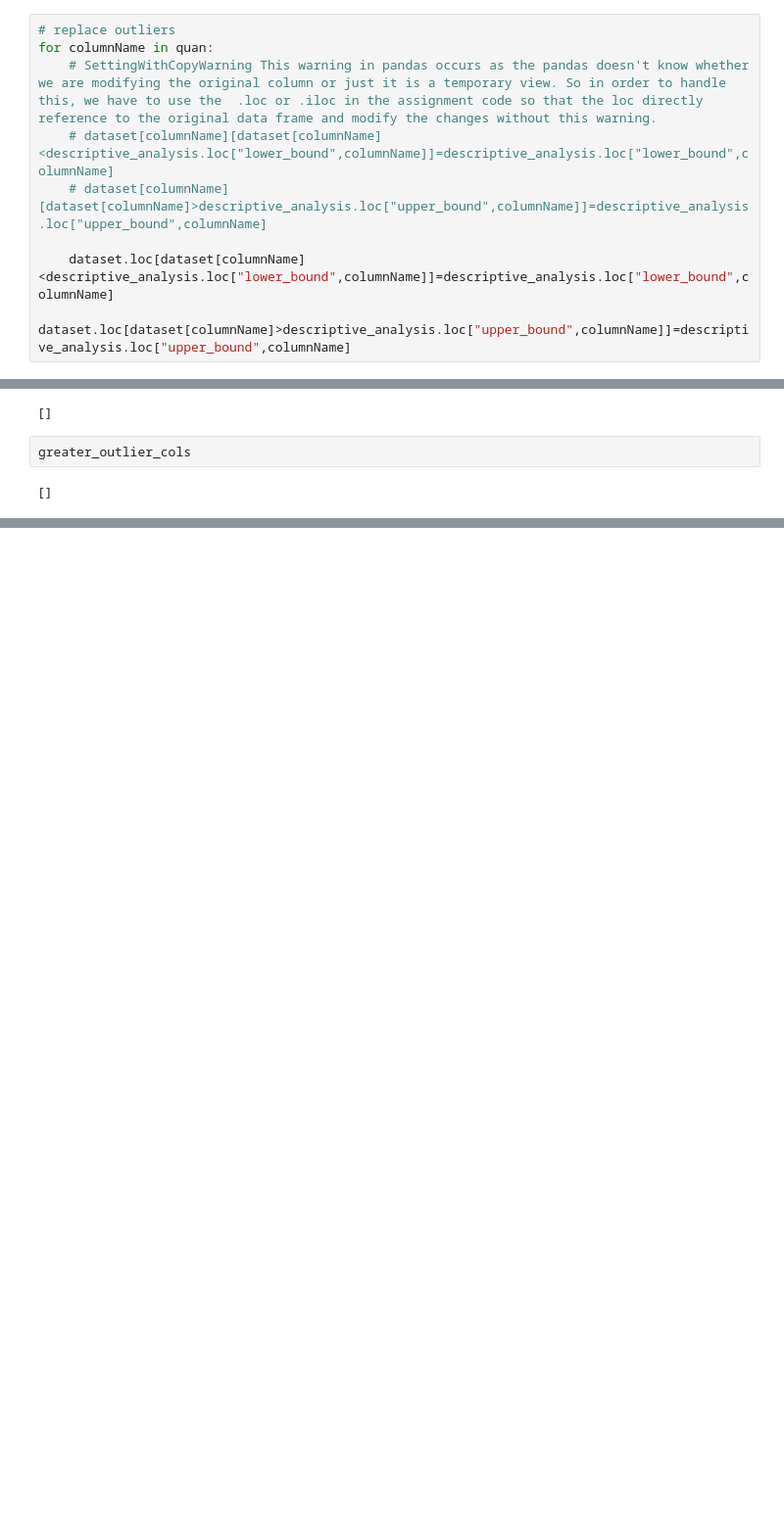
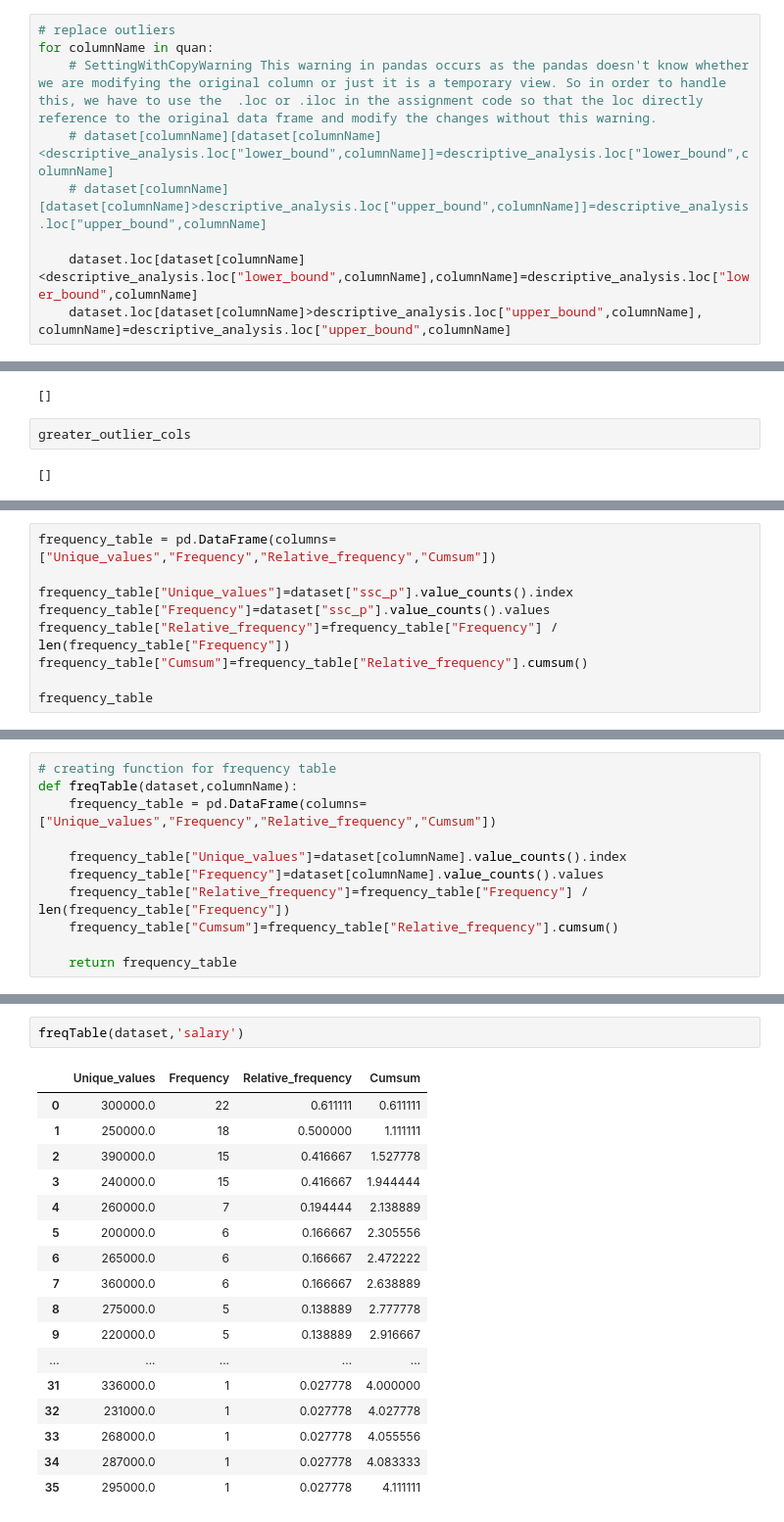
Before and after one commit to krthiksha/DataScience_UnivariateAnalysis, a Jupyter notebook: 2. Central_tendency.ipynb, the cells around one changed output, grey strips where cells are left out. Shown at 98% size. Drawn from its saved outputs; the diff is of its cells as text; blank space fills up the shorter version.

Commit message:
frequency , relative and cumulative frequency handson

```diff
--- a/2. Central_tendency.ipynb
+++ b/2. Central_tendency.ipynb
@@ -359,8 +359,8 @@ for columnName in quan:
     # dataset[columnName][dataset[columnName]<descriptive_analysis.loc["lower_bound",columnName]]=descriptive_analysis.loc["lower_bound",columnName]
     # dataset[columnName][dataset[columnName]>descriptive_analysis.loc["upper_bound",columnName]]=descriptive_analysis.loc["upper_bound",columnName]
 
-    dataset.loc[dataset[columnName]<descriptive_analysis.loc["lower_bound",columnName]]=descriptive_analysis.loc["lower_bound",columnName]
-    dataset.loc[dataset[columnName]>descriptive_analysis.loc["upper_bound",columnName]]=descriptive_analysis.loc["upper_bound",columnName]
+    dataset.loc[dataset[columnName]<descriptive_analysis.loc["lower_bound",columnName],columnName]=descriptive_analysis.loc["lower_bound",columnName]
+    dataset.loc[dataset[columnName]>descriptive_analysis.loc["upper_bound",columnName], columnName]=descriptive_analysis.loc["upper_bound",columnName]
 # %%
 # dataset["hsc_p"][dataset["hsc_p"]<42.75]  # dataset[column][row_condition]
 # %%
@@ -414,0 +437,9 @@ greater_outlier_cols
+# %%
+frequency_table = pd.DataFrame(columns=["Unique_values","Frequency","Relative_frequency","Cumsum"])
+
+frequency_table["Unique_values"]=dataset["ssc_p"].value_counts().index
+frequency_table["Frequency"]=dataset["ssc_p"].value_counts().values
+frequency_table["Relative_frequency"]=frequency_table["Frequency"] / len(frequency_table["Frequency"])
+frequency_table["Cumsum"]=frequency_table["Relative_frequency"].cumsum()
+
+frequency_table
@@ -414,0 +460,11 @@ greater_outlier_cols
+# %%
+# creating function for frequency table
+def freqTable(dataset,columnName):
+    frequency_table = pd.DataFrame(columns=["Unique_values","Frequency","Relative_frequency","Cumsum"])
+
+    frequency_table["Unique_values"]=dataset[columnName].value_counts().index
+    frequency_table["Frequency"]=dataset[columnName].value_counts().values
+    frequency_table["Relative_frequency"]=frequency_table["Frequency"] / len(frequency_table["Frequency"])
+    frequency_table["Cumsum"]=frequency_table["Relative_frequency"].cumsum()
+
+    return frequency_table
@@ -414,0 +535,20 @@ greater_outlier_cols
+# %%
+freqTable(dataset,'salary')
+# %% [output]
+|  | Unique_values | Frequency | Relative_frequency | Cumsum |
+| 0 | 300000.0 | 22 | 0.611111 | 0.611111 |
+| 1 | 250000.0 | 18 | 0.500000 | 1.111111 |
+| 2 | 390000.0 | 15 | 0.416667 | 1.527778 |
+| 3 | 240000.0 | 15 | 0.416667 | 1.944444 |
+| 4 | 260000.0 | 7 | 0.194444 | 2.138889 |
+| 5 | 200000.0 | 6 | 0.166667 | 2.305556 |
+| 6 | 265000.0 | 6 | 0.166667 | 2.472222 |
+| 7 | 360000.0 | 6 | 0.166667 | 2.638889 |
+| 8 | 275000.0 | 5 | 0.138889 | 2.777778 |
+| 9 | 220000.0 | 5 | 0.138889 | 2.916667 |
+| ... | ... | ... | ... | ... |
+| 31 | 336000.0 | 1 | 0.027778 | 4.000000 |
+| 32 | 231000.0 | 1 | 0.027778 | 4.027778 |
+| 33 | 268000.0 | 1 | 0.027778 | 4.055556 |
+| 34 | 287000.0 | 1 | 0.027778 | 4.083333 |
+| 35 | 295000.0 | 1 | 0.027778 | 4.111111 |
```
Also changed, not shown: parts of 13 cells of this notebook, 3 other files.
